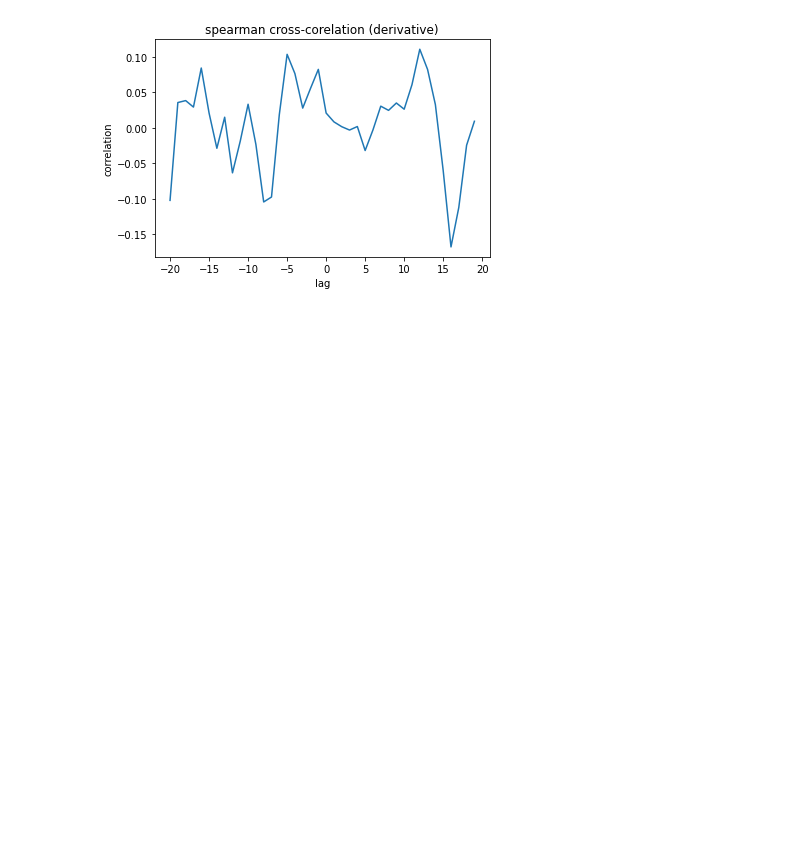
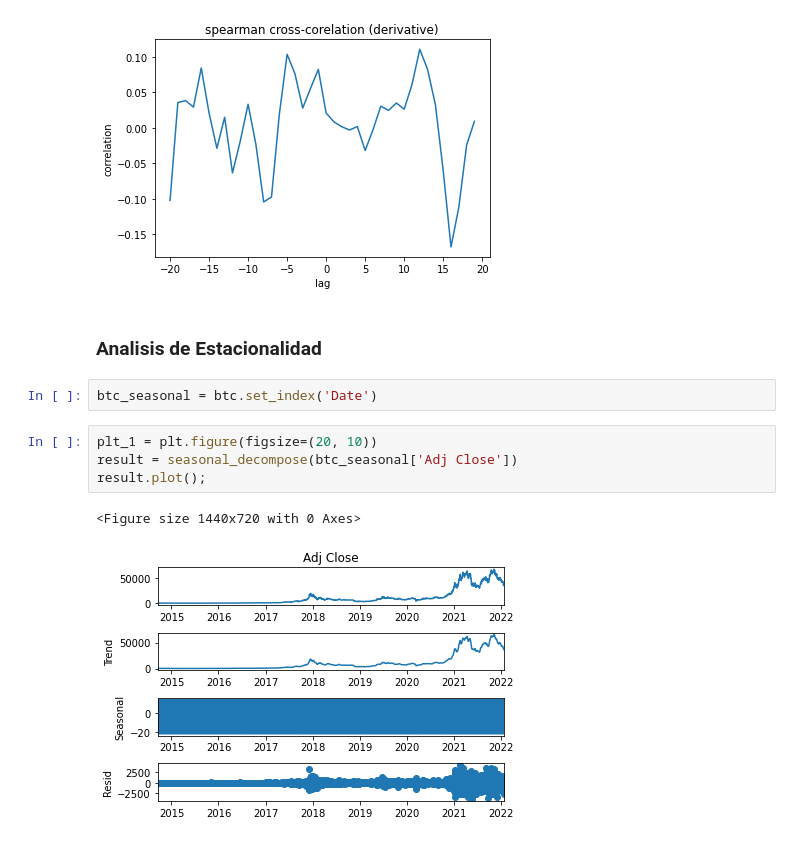
Before and after one commit to hugopobil/tfm_hugopobil, a Jupyter notebook: code/bitcoin/03_bitcoint_price.ipynb, the cells around one changed output. Saved outputs shown, nothing was run; the diff lists cells and outputs as text; blank space fills up the shorter version.

```diff
--- a/code/bitcoin/03_bitcoint_price.ipynb
+++ b/code/bitcoin/03_bitcoint_price.ipynb
@@ -240,3 +241,14 @@ plt.show()
 [figure]
 [figure]
 [figure]
+# %% [markdown]
+### Analisis de Estacionalidad
+# %%
+btc_seasonal = btc.set_index('Date')
+# %%
+plt_1 = plt.figure(figsize=(20, 10))
+result = seasonal_decompose(btc_seasonal['Adj Close'])
+result.plot();
+# %% [output]
+<Figure size 1440x720 with 0 Axes>
+[figure, added]
```
Also changed, not shown: parts of 1 cell of this notebook, 5 other files.
